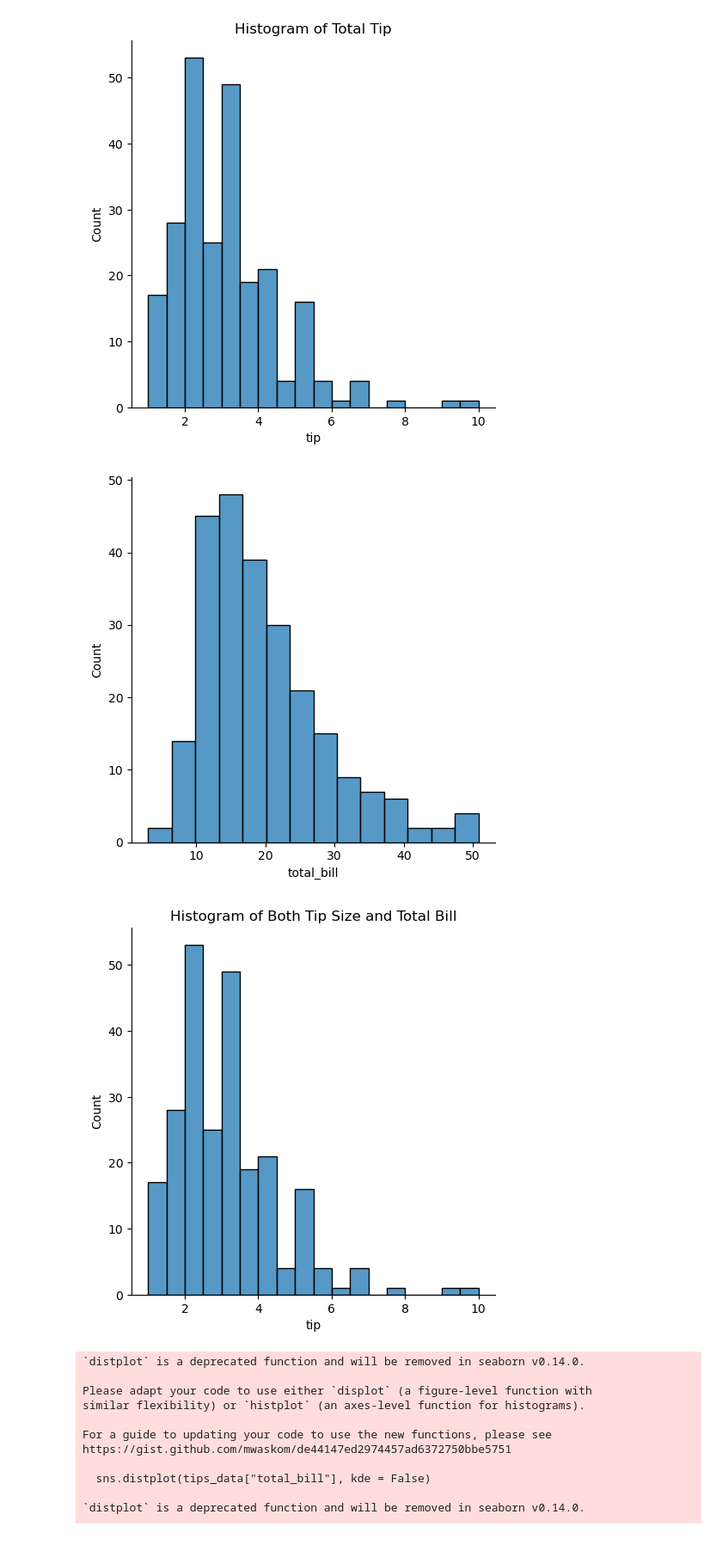
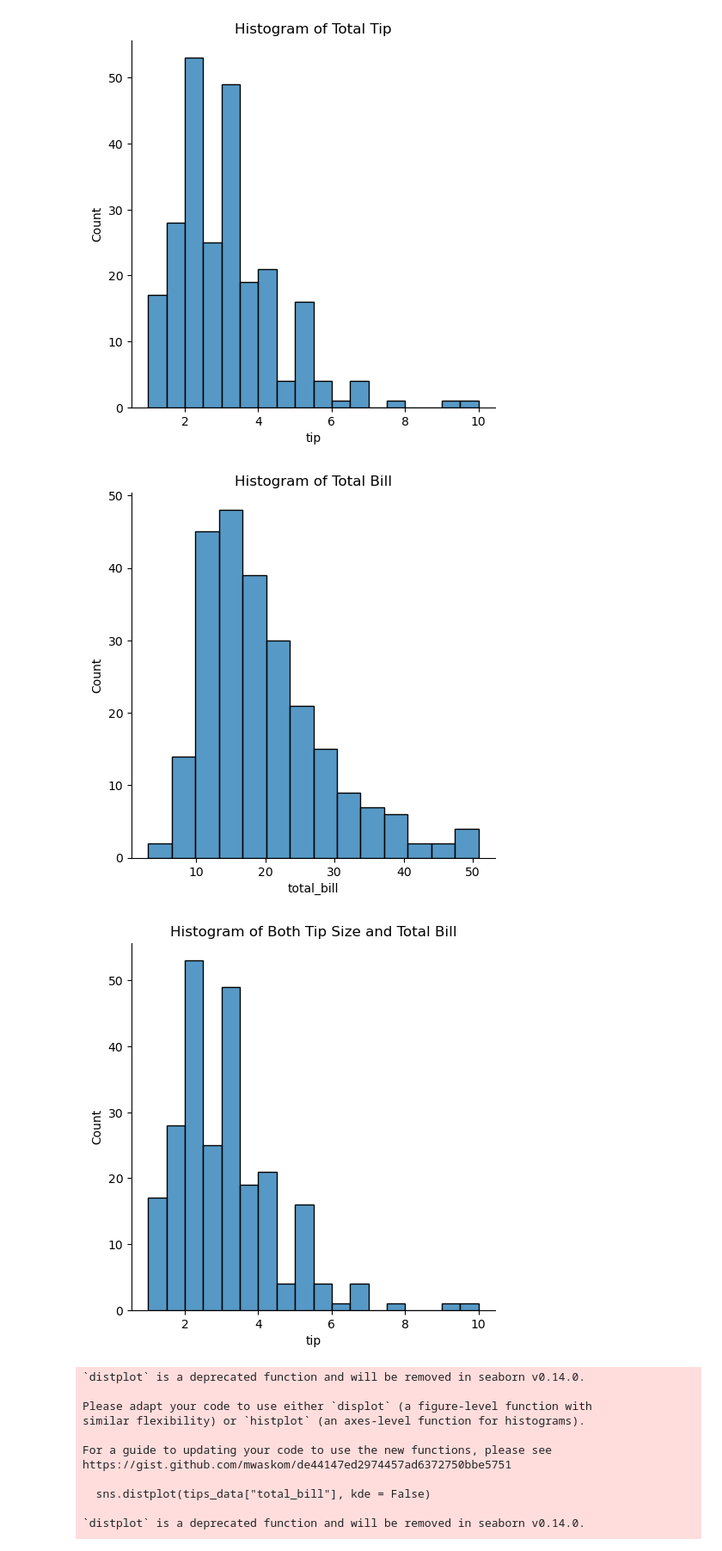
Before and after one commit to elsayedg/Statistics-with-Python-Specialization, a Jupyter notebook: 1_Understanding and Visualizing Data with Python/WEEK 2 - UNIVARIATE DATA/2- Tables_Histograms_and_Boxplots_in_Python.ipynb, the cells around one changed output. Shown at 86% size. Cells and saved outputs as stored; diff of their text form; code cells hidden in the pictures.

```diff
--- a/1_Understanding and Visualizing Data with Python/WEEK 2 - UNIVARIATE DATA/2- Tables_Histograms_and_Boxplots_in_Python.ipynb
+++ b/1_Understanding and Visualizing Data with Python/WEEK 2 - UNIVARIATE DATA/2- Tables_Histograms_and_Boxplots_in_Python.ipynb
@@ -61,11 +61,12 @@ plt.show()
 [figure]
 # %%
 sns.displot(tips_data["total_bill"], kde = False)
+plt.title("Histogram of Total Bill")
 sns.displot(tips_data["tip"], kde = False)
 plt.title("Histogram of Both Tip Size and Total Bill")
 plt.show()
 # %% [output]
-[figure, old version]
+[figure, new version]
 [figure]
 # %%
 # Plot a histogram of both the total bill and the tips'
```
Also changed, not shown: parts of 3 cells of this notebook.
